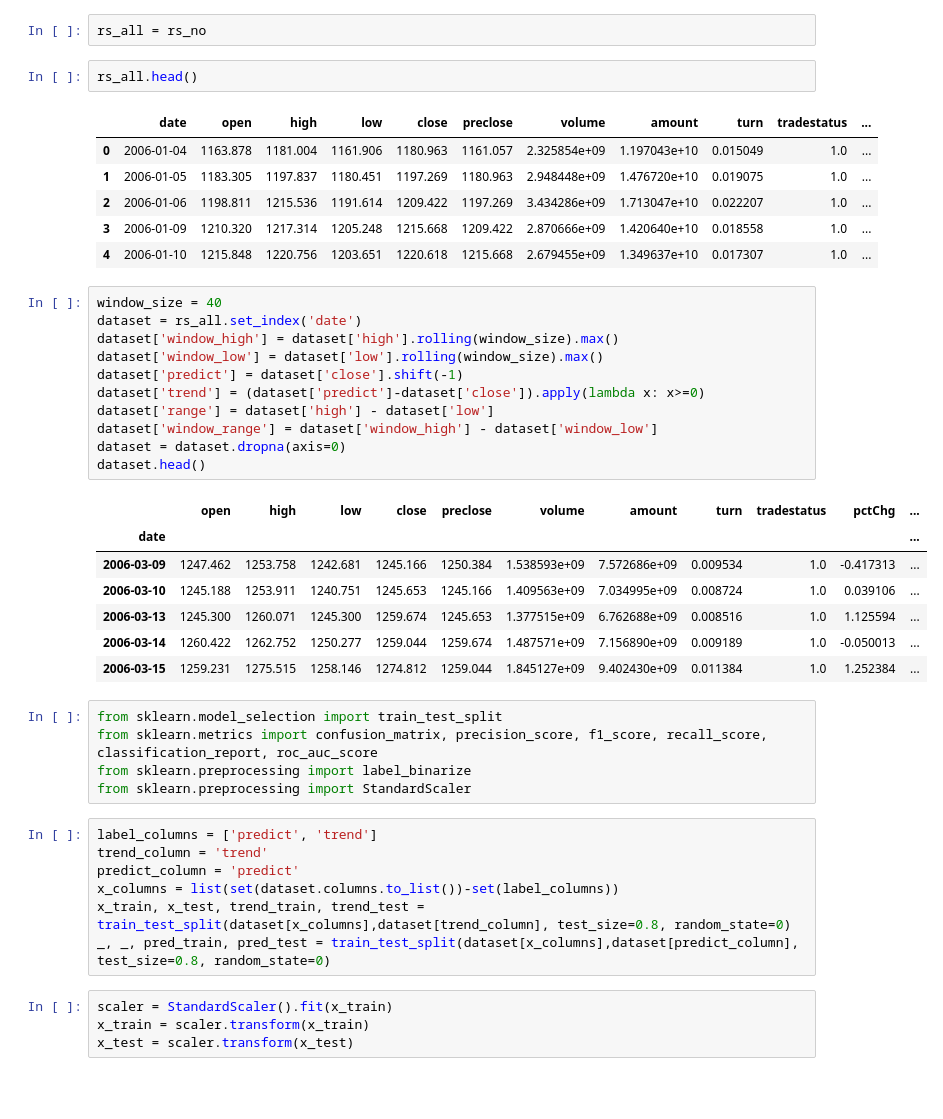
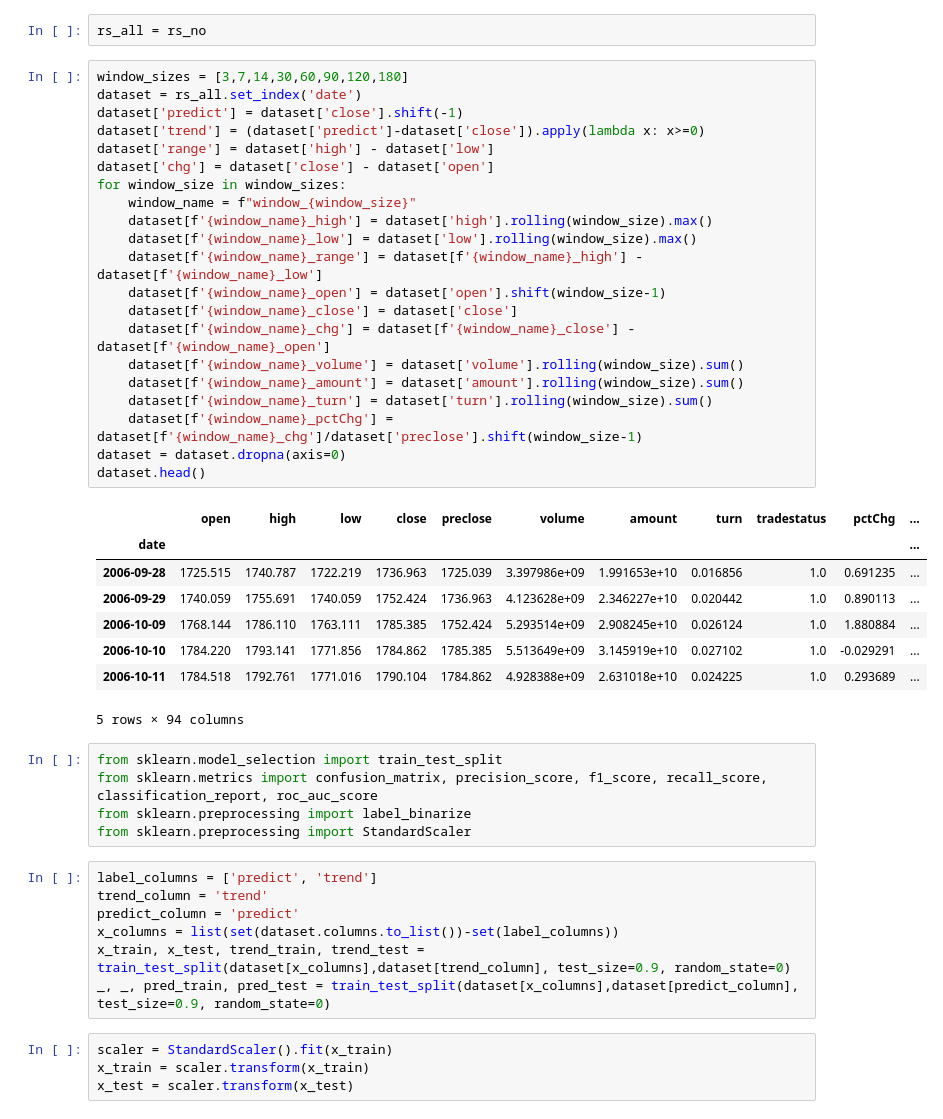
Before and after one commit to lonelyhentxi/workspace, a Jupyter notebook: data_ai/comp3035/forecast/forecast.ipynb, the cells around one changed output. Cells and saved outputs as stored; diff of their text form; blank space fills up the shorter version.

```diff
--- a/data_ai/comp3035/forecast/forecast.ipynb
+++ b/data_ai/comp3035/forecast/forecast.ipynb
@@ -86,34 +86,36 @@ rs_no.head()
 | 4 | 2006-01-10 | 1215.848 | 1220.756 | 1203.651 | 1220.618 | 1215.668 | 2.679455e+09 | 1.349637e+10 | 0.017307 | 1.0 | ... |
 # %%
 rs_all = rs_no
-# %%
-rs_all.head()
-# %% [output]
-|  | date | open | high | low | close | preclose | volume | amount | turn | tradestatus | ... |
-| 0 | 2006-01-04 | 1163.878 | 1181.004 | 1161.906 | 1180.963 | 1161.057 | 2.325854e+09 | 1.197043e+10 | 0.015049 | 1.0 | ... |
-| 1 | 2006-01-05 | 1183.305 | 1197.837 | 1180.451 | 1197.269 | 1180.963 | 2.948448e+09 | 1.476720e+10 | 0.019075 | 1.0 | ... |
-| 2 | 2006-01-06 | 1198.811 | 1215.536 | 1191.614 | 1209.422 | 1197.269 | 3.434286e+09 | 1.713047e+10 | 0.022207 | 1.0 | ... |
-| 3 | 2006-01-09 | 1210.320 | 1217.314 | 1205.248 | 1215.668 | 1209.422 | 2.870666e+09 | 1.420640e+10 | 0.018558 | 1.0 | ... |
-| 4 | 2006-01-10 | 1215.848 | 1220.756 | 1203.651 | 1220.618 | 1215.668 | 2.679455e+09 | 1.349637e+10 | 0.017307 | 1.0 | ... |
-# %%
-window_size = 40
-dataset = rs_all.set_index('date')
-dataset['window_high'] = dataset['high'].rolling(window_size).max()
-dataset['window_low'] = dataset['low'].rolling(window_size).max()
-dataset['predict'] = dataset['close'].shift(-1)
-dataset['trend'] = (dataset['predict']-dataset['close']).apply(lambda x: x>=0)
-dataset['range'] = dataset['high'] - dataset['low']
-dataset['window_range'] = dataset['window_high'] - dataset['window_low']
-dataset = dataset.dropna(axis=0)
-dataset.head()
-# %% [output]
-|  | open | high | low | close | preclose | volume | amount | turn | tradestatus | pctChg | ... |
-| date |  |  |  |  |  |  |  |  |  |  | ... |
-| 2006-03-09 | 1247.462 | 1253.758 | 1242.681 | 1245.166 | 1250.384 | 1.538593e+09 | 7.572686e+09 | 0.009534 | 1.0 | -0.417313 | ... |
-| 2006-03-10 | 1245.188 | 1253.911 | 1240.751 | 1245.653 | 1245.166 | 1.409563e+09 | 7.034995e+09 | 0.008724 | 1.0 | 0.039106 | ... |
-| 2006-03-13 | 1245.300 | 1260.071 | 1245.300 | 1259.674 | 1245.653 | 1.377515e+09 | 6.762688e+09 | 0.008516 | 1.0 | 1.125594 | ... |
-| 2006-03-14 | 1260.422 | 1262.752 | 1250.277 | 1259.044 | 1259.674 | 1.487571e+09 | 7.156890e+09 | 0.009189 | 1.0 | -0.050013 | ... |
-| 2006-03-15 | 1259.231 | 1275.515 | 1258.146 | 1274.812 | 1259.044 | 1.845127e+09 | 9.402430e+09 | 0.011384 | 1.0 | 1.252384 | ... |
+# %%
+window_sizes = [3,7,14,30,60,90,120,180]
+dataset = rs_all.set_index('date')
+dataset['predict'] = dataset['close'].shift(-1)
+dataset['trend'] = (dataset['predict']-dataset['close']).apply(lambda x: x>=0)
+dataset['range'] = dataset['high'] - dataset['low']
+dataset['chg'] = dataset['close'] - dataset['open']
+for window_size in window_sizes:
+    window_name = f"window_{window_size}"
+    dataset[f'{window_name}_high'] = dataset['high'].rolling(window_size).max()
+    dataset[f'{window_name}_low'] = dataset['low'].rolling(window_size).max()
+    dataset[f'{window_name}_range'] = dataset[f'{window_name}_high'] - dataset[f'{window_name}_low']
+    dataset[f'{window_name}_open'] = dataset['open'].shift(window_size-1)
+    dataset[f'{window_name}_close'] = dataset['close']
+    dataset[f'{window_name}_chg'] = dataset[f'{window_name}_close'] - dataset[f'{window_name}_open']
+    dataset[f'{window_name}_volume'] = dataset['volume'].rolling(window_size).sum()
+    dataset[f'{window_name}_amount'] = dataset['amount'].rolling(window_size).sum()
+    dataset[f'{window_name}_turn'] = dataset['turn'].rolling(window_size).sum()
+    dataset[f'{window_name}_pctChg'] = dataset[f'{window_name}_chg']/dataset['preclose'].shift(window_size-1)
+dataset = dataset.dropna(axis=0)
+dataset.head()
+# %% [output]
+|  | open | high | low | close | preclose | volume | amount | turn | tradestatus | pctChg | ... |
+| date |  |  |  |  |  |  |  |  |  |  | ... |
+| 2006-09-28 | 1725.515 | 1740.787 | 1722.219 | 1736.963 | 1725.039 | 3.397986e+09 | 1.991653e+10 | 0.016856 | 1.0 | 0.691235 | ... |
+| 2006-09-29 | 1740.059 | 1755.691 | 1740.059 | 1752.424 | 1736.963 | 4.123628e+09 | 2.346227e+10 | 0.020442 | 1.0 | 0.890113 | ... |
+| 2006-10-09 | 1768.144 | 1786.110 | 1763.111 | 1785.385 | 1752.424 | 5.293514e+09 | 2.908245e+10 | 0.026124 | 1.0 | 1.880884 | ... |
+| 2006-10-10 | 1784.220 | 1793.141 | 1771.856 | 1784.862 | 1785.385 | 5.513649e+09 | 3.145919e+10 | 0.027102 | 1.0 | -0.029291 | ... |
+| 2006-10-11 | 1784.518 | 1792.761 | 1771.016 | 1790.104 | 1784.862 | 4.928388e+09 | 2.631018e+10 | 0.024225 | 1.0 | 0.293689 | ... |
+5 rows × 94 columns
 # %%
 from sklearn.model_selection import train_test_split
 from sklearn.metrics import confusion_matrix, precision_score, f1_score, recall_score, classification_report, roc_auc_score
@@ -124,8 +126,8 @@ label_columns = ['predict', 'trend']
 trend_column = 'trend'
 predict_column = 'predict'
 x_columns = list(set(dataset.columns.to_list())-set(label_columns))
-x_train, x_test, trend_train, trend_test = train_test_split(dataset[x_columns],dataset[trend_column], test_size=0.8, random_state=0)
-_, _, pred_train, pred_test = train_test_split(dataset[x_columns],dataset[predict_column], test_size=0.8, random_state=0)
+x_train, x_test, trend_train, trend_test = train_test_split(dataset[x_columns],dataset[trend_column], test_size=0.9, random_state=0)
+_, _, pred_train, pred_test = train_test_split(dataset[x_columns],dataset[predict_column], test_size=0.9, random_state=0)
 # %%
 scaler = StandardScaler().fit(x_train)
 x_train = scaler.transform(x_train)
```
Also changed, not shown: parts of 4 cells of this notebook, 1 other file.
